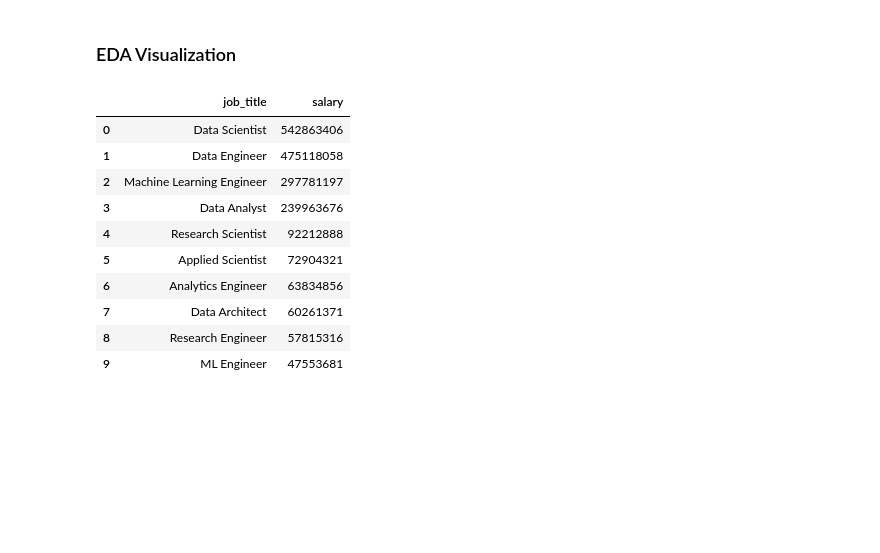
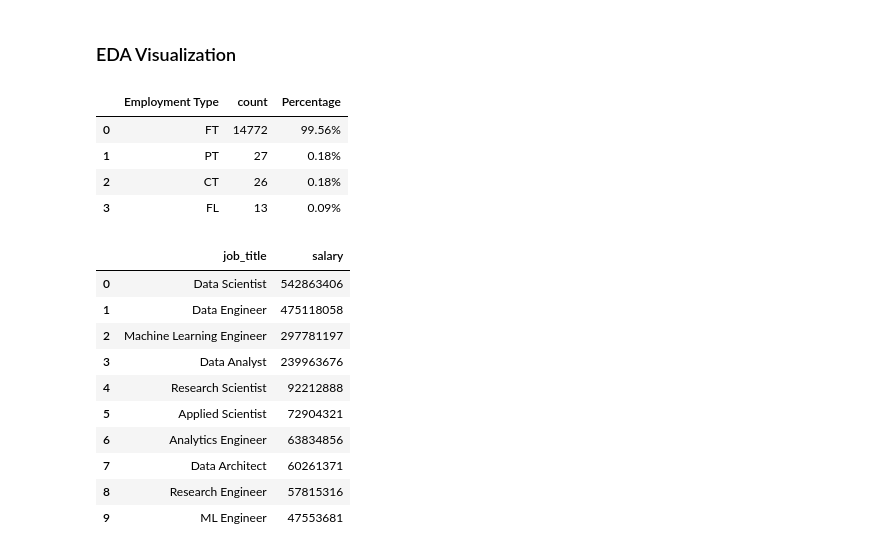
Before and after one commit to rjmorales456/Streamlit, a Jupyter notebook: Job_salaries/job_salaries.ipynb, the cells around one changed output. Cells and saved outputs as stored; diff of their text form; code cells hidden in the pictures; blank space fills up the shorter version.

```diff
--- a/Job_salaries/job_salaries.ipynb
+++ b/Job_salaries/job_salaries.ipynb
@@ -140,6 +137,25 @@ fig = px.pie(exp_level, values=exp_level.values, names=exp_level.index,
 
 # Show the plot
 fig.show()
+# %%
+# Employment Type
+
+employment_type = job_salaries['employment_type'].value_counts()
+employment_type_df = employment_type.reset_index()
+employment_type_df.columns = ['Employment Type', 'count']
+
+total_jobs = employment_type_df['count'].sum()
+employment_type_df['Percentage'] = (employment_type_df['count'] / total_jobs) * 100
+
+employment_type_df['Percentage'] = employment_type_df['Percentage'].map('{:.2f}%'.format)
+
+employment_type_df
+# %% [output]
+|  | Employment Type | count | Percentage |
+| 0 | FT | 14772 | 99.56% |
+| 1 | PT | 27 | 0.18% |
+| 2 | CT | 26 | 0.18% |
+| 3 | FL | 13 | 0.09% |
 # %%
 # Work Year and Experience
 
```
Also changed, not shown: parts of 12 cells of this notebook, 1 other file.
